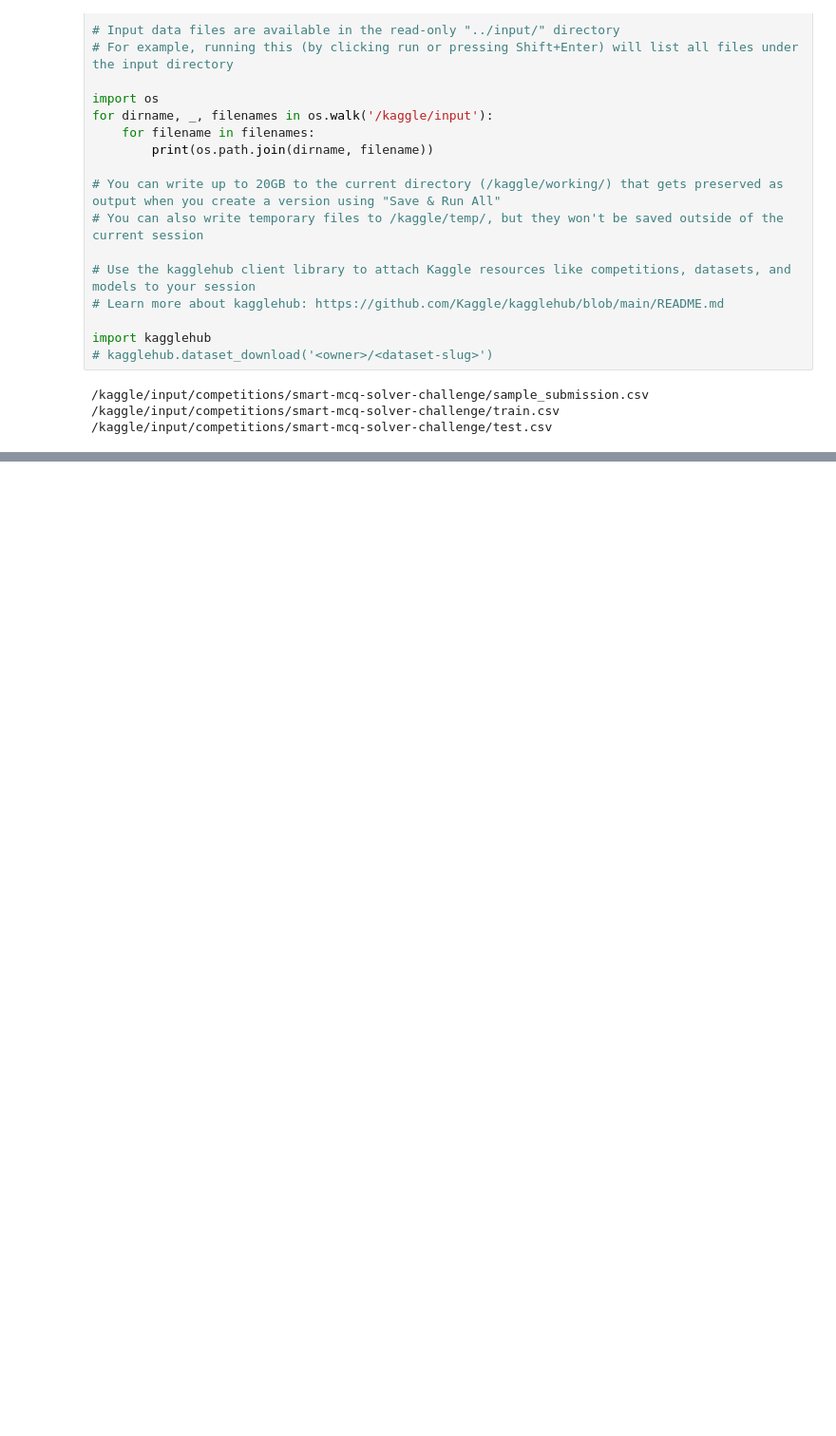
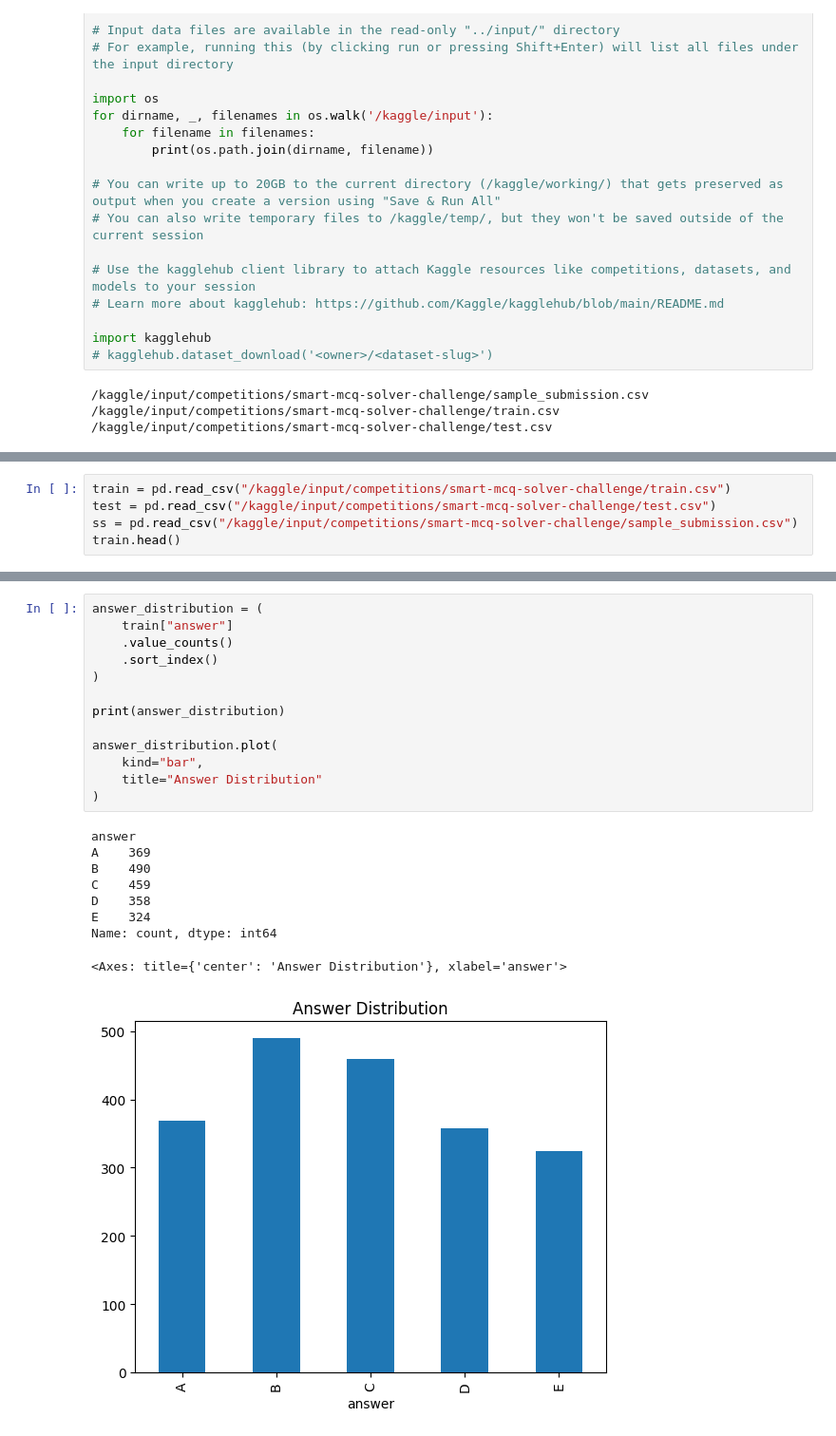
Before and after one commit to arnav-on-code/AI-Powered-MCQ-Solver-DL, a Jupyter notebook: dl-23f3002537-notebook-t22026.ipynb, the cells around one changed output, grey strips where cells are left out. Shown at 95% size. Saved outputs shown, nothing was run; the diff lists cells and outputs as text; blank space fills up the shorter version.

```diff
--- a/dl-23f3002537-notebook-t22026.ipynb
+++ b/dl-23f3002537-notebook-t22026.ipynb
@@ -727,0 +172,5 @@ print(answer)
+# %%
+train = pd.read_csv("/kaggle/input/competitions/smart-mcq-solver-challenge/train.csv")
+test = pd.read_csv("/kaggle/input/competitions/smart-mcq-solver-challenge/test.csv")
+ss = pd.read_csv("/kaggle/input/competitions/smart-mcq-solver-challenge/sample_submission.csv")
+train.head()
@@ -727,0 +231,23 @@ print(answer)
+# %%
+answer_distribution = (
+    train["answer"]
+    .value_counts()
+    .sort_index()
+)
+
+print(answer_distribution)
+
+answer_distribution.plot(
+    kind="bar",
+    title="Answer Distribution"
+)
+# %% [output]
+answer
+A    369
+B    490
+C    459
+D    358
+E    324
+Name: count, dtype: int64
+<Axes: title={'center': 'Answer Distribution'}, xlabel='answer'>
+[figure, added]
```
Also changed, not shown: parts of 88 cells of this notebook.
